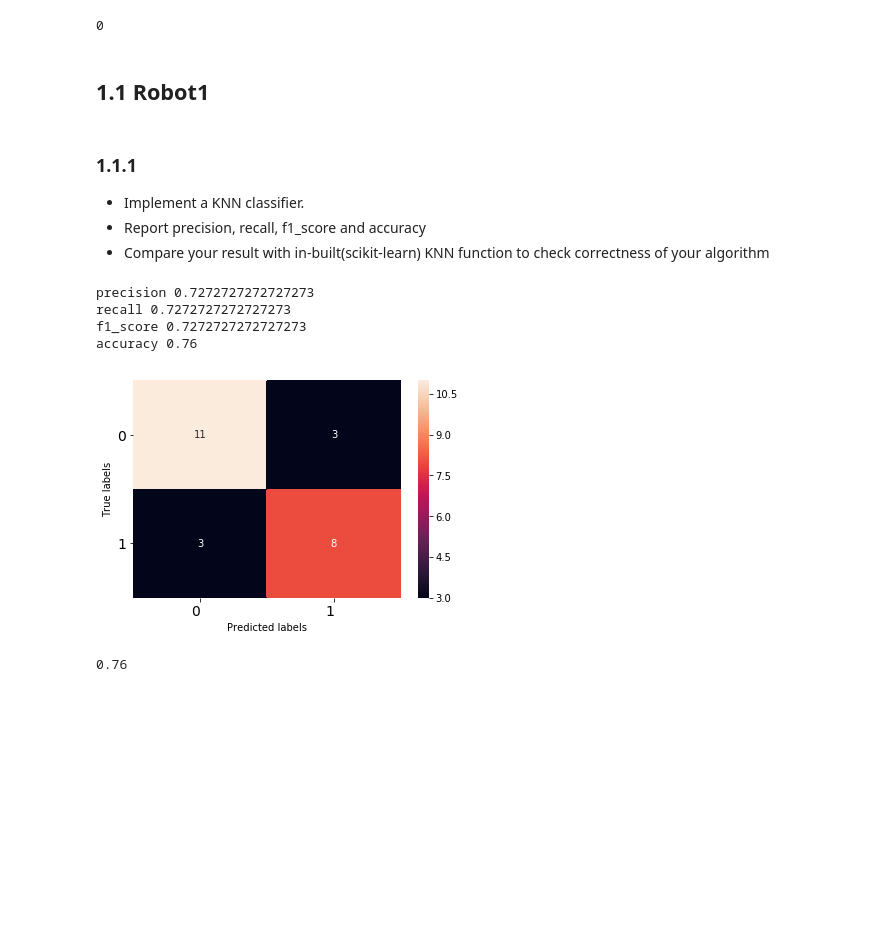
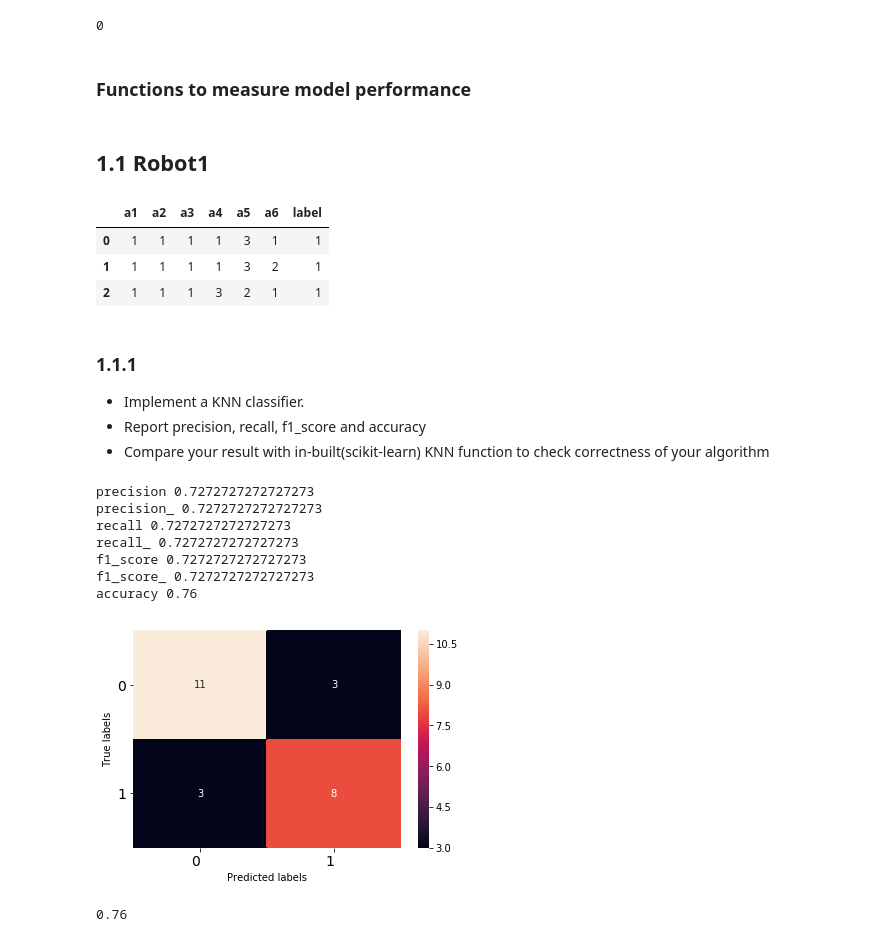
Before and after one commit to abnvanand/smai_a2, a Jupyter notebook: src/KNN.ipynb, the cells around one changed output. Drawn from its saved outputs; the diff is of its cells as text; code cells hidden in the pictures; blank space fills up the shorter version.

Commit message:
Use new metrics functions

```diff
--- a/src/KNN.ipynb
+++ b/src/KNN.ipynb
@@ -85,3 +85,5 @@ def plot_confusion_heatmap(df, xlabel='Predicted labels', ylabel='True labels',
                                  fontsize=fontsize)
     plt.xlabel(xlabel)
     plt.ylabel(ylabel)
+# %% [markdown]
+### Functions to measure model performance
@@ -90,21 +144,26 @@ def plot_confusion_heatmap(df, xlabel='Predicted labels', ylabel='True labels',
 # %%
 df = pd.read_csv("../data/robot/Robot1", header=None, sep=' ').dropna(axis=1, how='all')
 # add column names header
 df.columns = ["class", "a1", "a2", "a3", "a4", "a5", "a6", "Id"]
 
 # we do not need Id column
 df.drop(['Id'], axis=1, inplace=True)
 
 # make class label the last column
 cols = df.columns.tolist()
 cols.remove("class")
 df = df[cols +["class"]]
 
 target = "label"
 # rename the column whose value is to be predicted to "label"
 df = df.rename(columns={"class": target})
 
-# df.head(3)
+df.head(3)
+# %% [output]
+|  | a1 | a2 | a3 | a4 | a5 | a6 | label |
+| 0 | 1 | 1 | 1 | 1 | 3 | 1 | 1 |
+| 1 | 1 | 1 | 1 | 1 | 3 | 2 | 1 |
+| 2 | 1 | 1 | 1 | 3 | 2 | 1 | 1 |
 # %% [markdown]
 ### 1.1.1
  - Implement a KNN classifier.
@@ -118,15 +177,24 @@ actual = validate_df["label"]
 combined_df = pd.concat([actual, predictions],axis=1)
 
 print("precision",precision(combined_df))
+print("precision_",precision_(combined_df, 1))
+
 print("recall", recall(combined_df))
-print("f1_score",f1_score(combined_df))
+print("recall_", recall_(combined_df, 1))
+
+print("f1_score", f1_score(combined_df))
+print("f1_score_", f1_score_(combined_df, 1))
+
 print("accuracy",accuracy(combined_df))
 
-plot_confusion_heatmap(combined_df)
+plot_confusion_heatmap(combined_df, xticks_rotation=0)
 # %% [output]
 precision 0.7272727272727273
+precision_ 0.7272727272727273
 recall 0.7272727272727273
+recall_ 0.7272727272727273
 f1_score 0.7272727272727273
+f1_score_ 0.7272727272727273
 accuracy 0.76
 [figure]
 # %%
```
Also changed, not shown: parts of 8 cells of this notebook.
